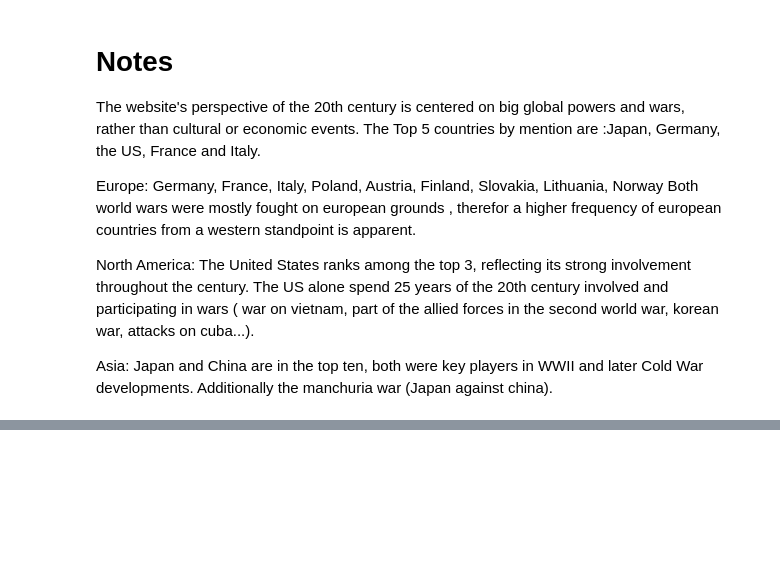
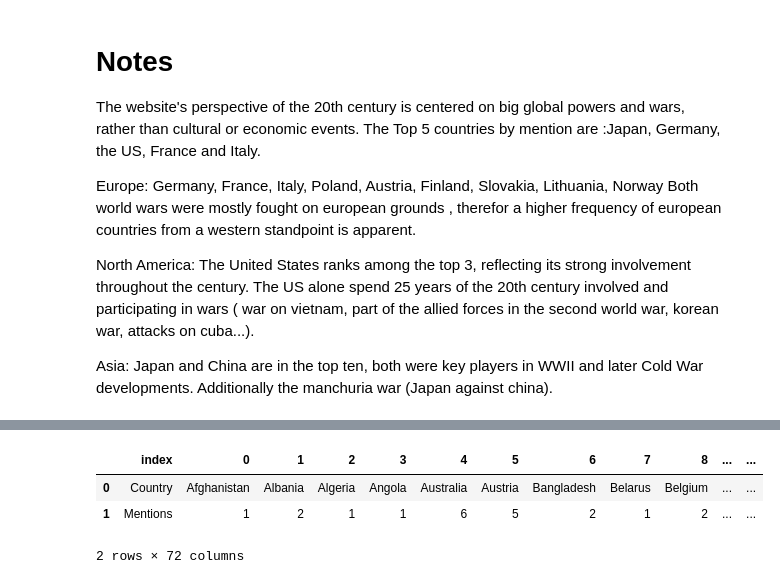
Before and after one commit to ANeumann78/20th-century, a Jupyter notebook: 1.5_Countries_frequency.ipynb, the cells around one changed output, grey strips where cells are left out. Drawn from its saved outputs; the diff is of its cells as text; code cells hidden in the pictures; blank space fills up the shorter version.

```diff
--- a/1.5_Countries_frequency.ipynb
+++ b/1.5_Countries_frequency.ipynb
@@ -405,0 +480,2 @@ Asia: Japan and China are in the top ten, both were key players in WWII and late
+# %%
+df = df_country_mentions.transpose().reset_index()
@@ -405,0 +497,7 @@ Asia: Japan and China are in the top ten, both were key players in WWII and late
+# %%
+df
+# %% [output]
+|  | index | 0 | 1 | 2 | 3 | 4 | 5 | 6 | 7 | 8 | ... | ... |
+| 0 | Country | Afghanistan | Albania | Algeria | Angola | Australia | Austria | Bangladesh | Belarus | Belgium | ... | ... |
+| 1 | Mentions | 1 | 2 | 1 | 1 | 6 | 5 | 2 | 1 | 2 | ... | ... |
+2 rows × 72 columns
```
Also changed, not shown: parts of 19 cells of this notebook.
